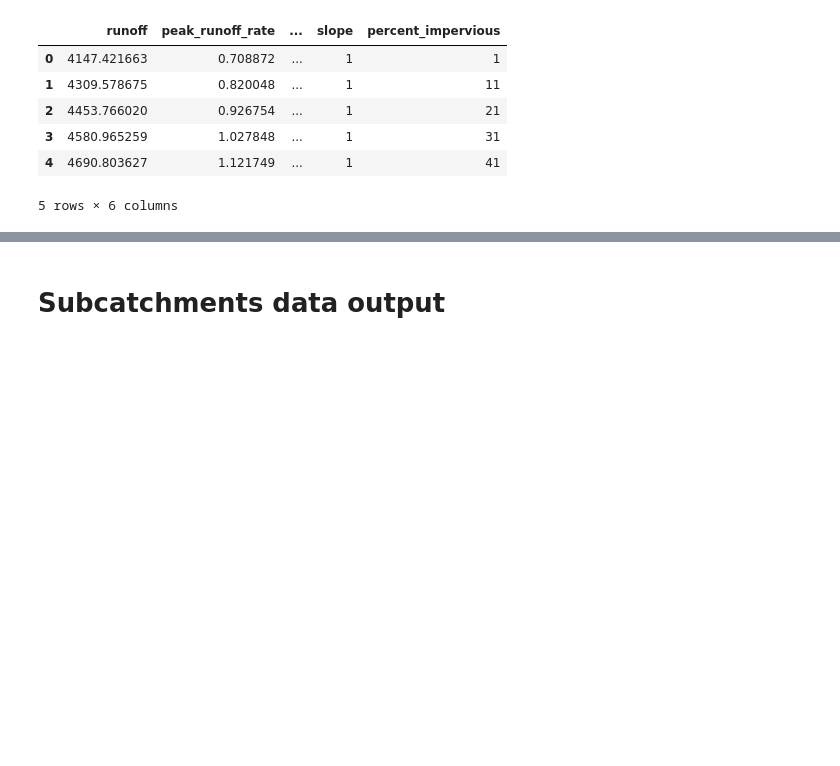
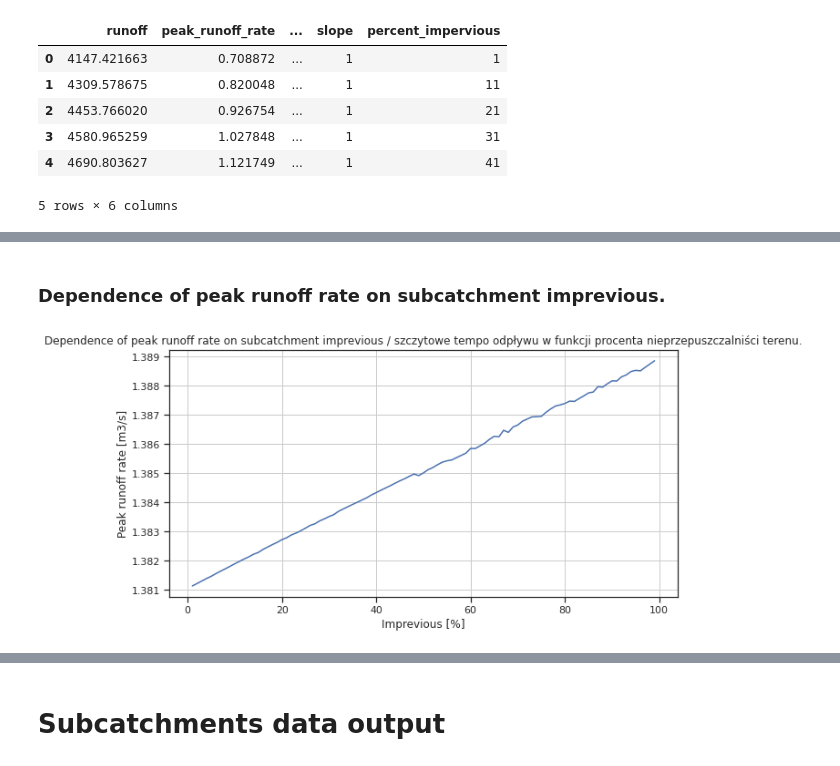
Before and after one commit to BuczynskiRafal/pipe_calculations, a Jupyter notebook: Catchments.ipynb, the cells around one changed output, grey strips where cells are left out. Saved outputs shown, nothing was run; the diff lists cells and outputs as text; code cells hidden in the pictures; blank space fills up the shorter version.

```diff
--- a/Catchments.ipynb
+++ b/Catchments.ipynb
@@ -190,0 +245,13 @@ analyse.head()
+# %% [markdown]
+### Dependence of peak runoff rate on subcatchment imprevious.
+# %%
+# plt.xscale("log")
+plt.rcParams["figure.figsize"] = (10,5)
+plt.plot(df_percent_imprevious['percent_impervious'], df_percent_imprevious['peak_runoff_rate'])
+plt.title('Dependence of peak runoff rate on subcatchment imprevious / szczytowe tempo odpływu w funkcji procenta nieprzepuszczalniści terenu.')
+plt.xlabel('Imprevious [%]')
+plt.ylabel('Peak runoff rate [m3/s]')
+plt.grid(True)
+plt.show()
+# %% [output]
+[figure, added]
```
Also changed, not shown: parts of 31 cells of this notebook.
